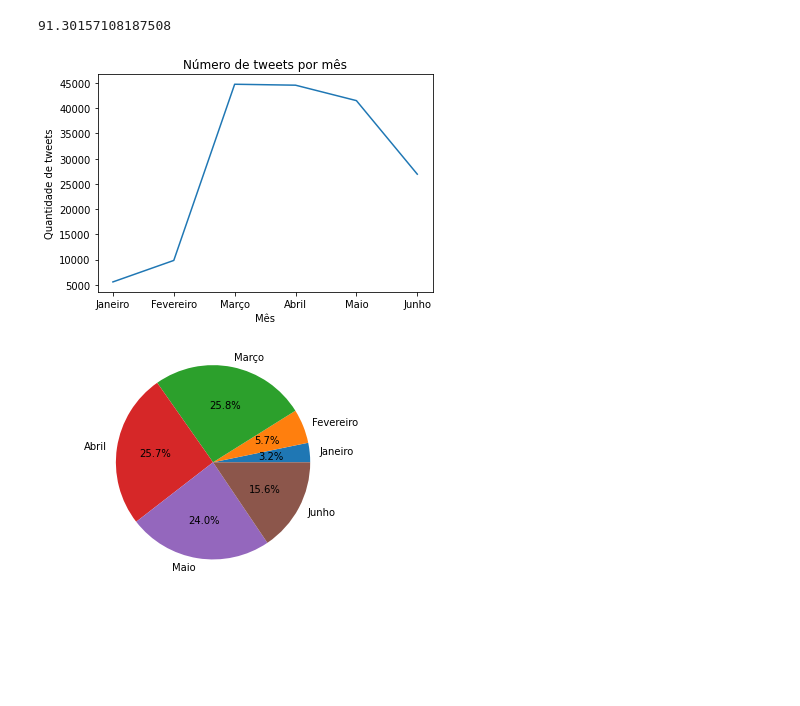
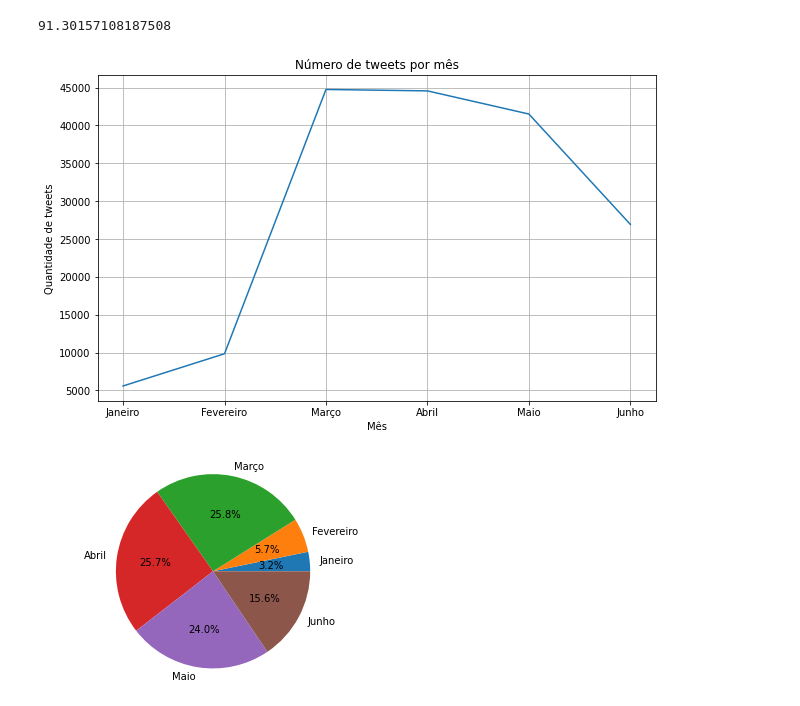
Before and after one commit to Mirnada/Covid_19, a Jupyter notebook: Covid_19.ipynb, the cells around one changed output. Cells and saved outputs as stored; diff of their text form; code cells hidden in the pictures; blank space fills up the shorter version.

```diff
--- a/Covid_19.ipynb
+++ b/Covid_19.ipynb
@@ -267,19 +277,21 @@ Assim como no dataset original, o Brasil continua sendo o país do qual se tem m
 # %% [output]
 91.30157108187508
 # %%
-# perído de mais tweets
+# período de mais tweets
 tweetMonth = duvidasDB.groupby(duvidasDB['data'].dt.month)['texto'].count()
 
 # dicionario com os meses do primeiro semestre
 month = {1:'Janeiro', 2:'Fevereiro', 3:'Março', 4:'Abril', 5:'Maio', 6:'Junho'}
 
+plt.figure(figsize=(10,6))
 plt.title('Número de tweets por mês')
 plt.xlabel('Mês')
 plt.ylabel('Quantidade de tweets')
 plt.plot([month[index] for index in tweetMonth.index],tweetMonth.values)
+plt.grid()
 plt.show()
 # %% [output]
-[figure, old version]
+[figure, new version]
 # %%
 fig, ax = plt.subplots()
 ax.pie(tweetMonth.values, labels=[month[index] for index in tweetMonth.index], autopct='%1.1f%%')
```
Also changed, not shown: parts of 6 cells of this notebook.
